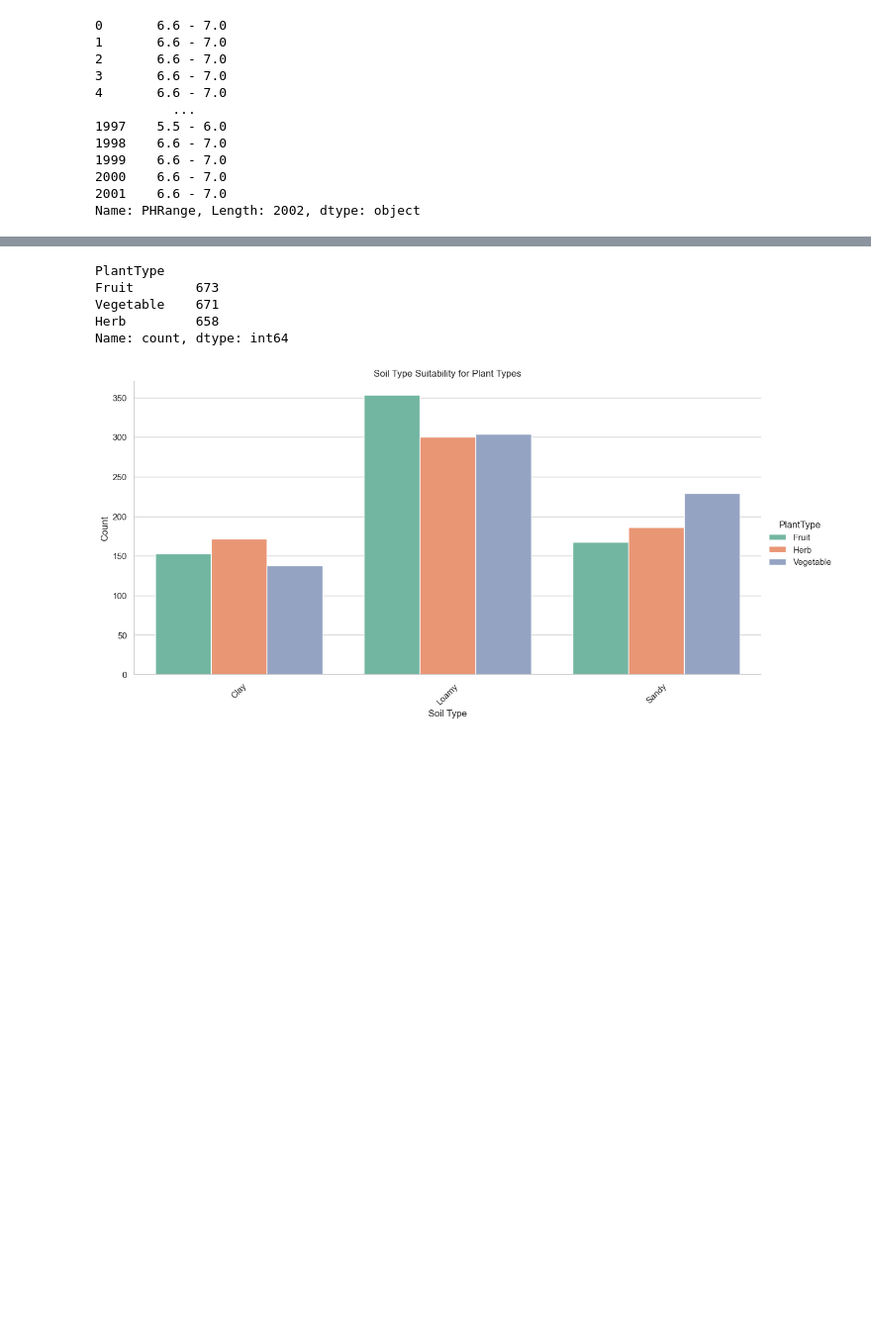
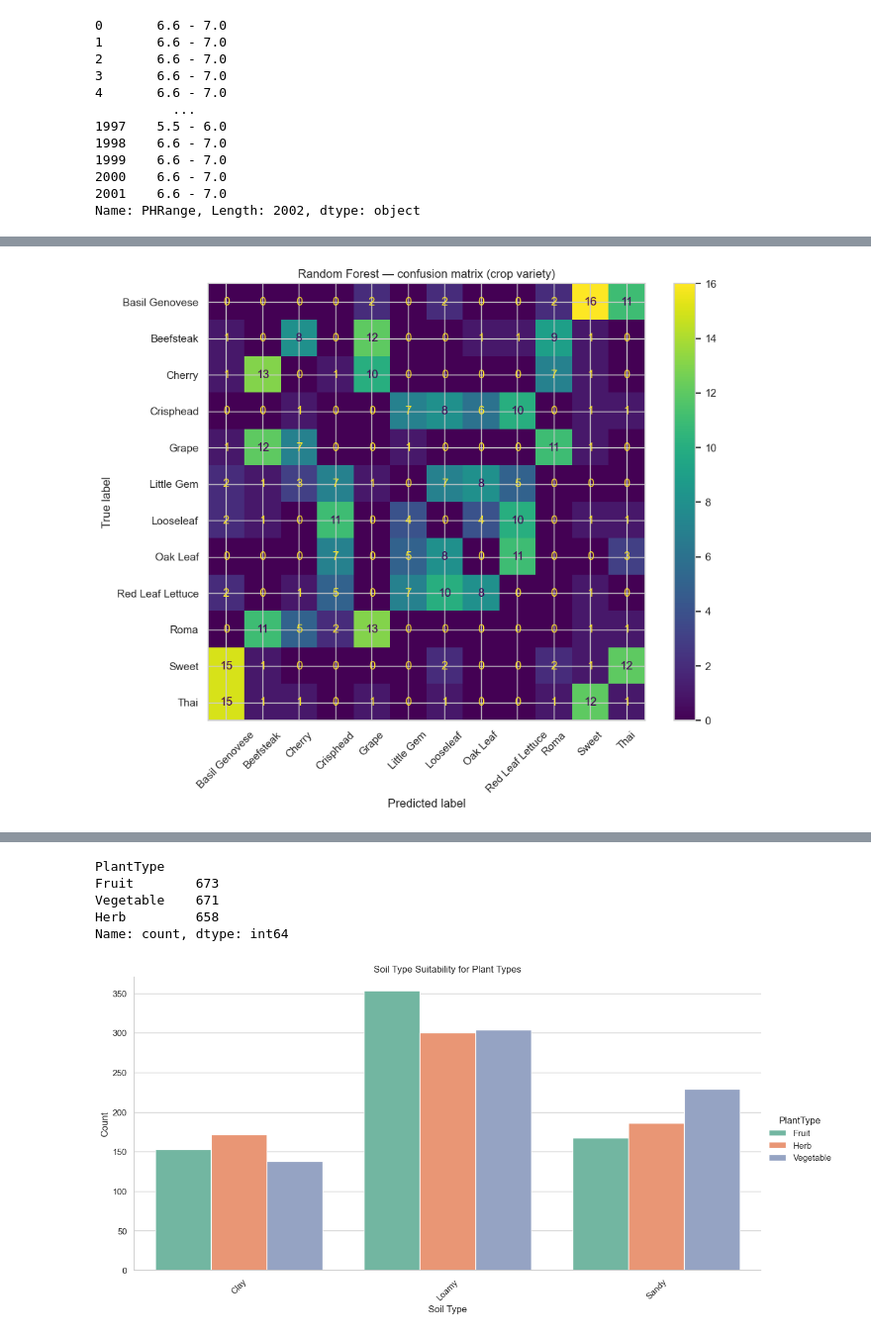
Before and after one commit to Siddiha/Crop-variety-prediction, a Jupyter notebook: notebooks/Datathon.ipynb, the cells around one changed output, grey strips where cells are left out. Shown at 99% size. Saved outputs shown, nothing was run; the diff lists cells and outputs as text; code cells hidden in the pictures; blank space fills up the shorter version.

```diff
--- a/notebooks/Datathon.ipynb
+++ b/notebooks/Datathon.ipynb
@@ -200,13 +200,11 @@ cleaned_df_copy4.head()
 # %%
 from sklearn.preprocessing import LabelEncoder
 
-# Create a LabelEncoder object
-label_encoder = LabelEncoder()
+variety_encoder = LabelEncoder()
+cleaned_df_copy4["PlantVarietyName_enc"] = variety_encoder.fit_transform(
+    cleaned_df_copy4["PlantVarietyName"]
+)
 
-# Convert the 'PlantType' column to numeric labels
-cleaned_df_copy4['PlantType'] = label_encoder.fit_transform(cleaned_df_copy4['PlantType'])
-
-# Check the result
 cleaned_df_copy4.head()
 # %% [output]
 |  | PlantID | PlantName | SoilTextureID | PHRangeID | OrganicMatterID | SalinityLevelID | ZoneID | HumidityID | ... |
@@ -240,33 +237,76 @@ cleaned_df_copy4['PHRange']
 2001    6.6 - 7.0
 Name: PHRange, Length: 2002, dtype: object
 # %%
-from sklearn.model_selection import train_test_split
+from sklearn.model_selection import train_test_split, GridSearchCV
 from sklearn.ensemble import RandomForestClassifier
-from sklearn.metrics import accuracy_score, classification_report
+from sklearn.metrics import accuracy_score, classification_report, ConfusionMatrixDisplay
 
-# Define features (X) and target (y)
-X = cleaned_df_copy4.drop(columns=['PlantVarietyName','PlantID', 'SoilTextureID', 'PHRangeID', 'OrganicMatterID', 'SalinityLevelID', 'ZoneID', 'HumidityID', 'PlantTypeID', 'PlantType','PlantName','PHRange'])
-y = cleaned_df_copy4['PlantType']
+# Predict crop variety from growing conditions; keep PlantType as a categorical feature
+X = cleaned_df_copy4.drop(
+    columns=[
+        "PlantVarietyName",
+        "PlantVarietyName_enc",
+        "PlantID",
+        "SoilTextureID",
+        "PHRangeID",
+        "OrganicMatterID",
+        "SalinityLevelID",
+        "ZoneID",
+        "HumidityID",
+        "PlantTypeID",
+        "PlantName",
+        "PHRange",
+    ]
+)
+y = cleaned_df_copy4["PlantVarietyName_enc"]
 
-# One-hot encode categorical features
 X_encoded = pd.get_dummies(X, drop_first=True)
+X_encoded.columns = X_encoded.columns.str.replace(r"[^\w\s]", "", regex=True)
 
-# Ensure all column names are valid strings
-X_encoded.columns = X_encoded.columns.str.replace(r'[^\w\s]', '', regex=True)
+X_train, X_test, y_train, y_test = train_test_split(
+    X_encoded, y, test_size=0.2, random_state=42, stratify=y
+)
 
-# Split the data into training and test sets (80-20 split)
-X_train, X_test, y_train, y_test = train_test_split(X_encoded, y, test_size=0.2, random_state=42)
+param_grid = {
+    "n_estimators": [100, 200],
+    "max_depth": [None, 15],
+    "min_samples_leaf": [1, 2],
+}
+grid_search = GridSearchCV(
+    RandomForestClassifier(random_state=42),
+    param_grid,
+    cv=3,
+    n_jobs=-1,
+)
+grid_search.fit(X_train, y_train)
+print("Best params:", grid_search.best_params_)
 
-# Train the Random Forest model
-rf_model = RandomForestClassifier(random_state=42)
-rf_model.fit(X_train, y_train)
-
-# Make predictions
+rf_model = grid_search.best_estimator_
 y_pred_rf = rf_model.predict(X_test)
 
-# Evaluate the model
 accuracy_rf = accuracy_score(y_test, y_pred_rf)
 print(f"Random Forest Accuracy: {accuracy_rf:.2f}")
 print("\nClassification Report for Random Forest:\n")
-print(classification_report(y_test, y_pred_rf))
+print(
+    classification_report(
+        y_test,
+        y_pred_rf,
+        labels=list(range(len(variety_encoder.classes_))),
+        target_names=list(variety_encoder.classes_),
+        zero_division=0,
+    )
+)
+
+fig, ax = plt.subplots(figsize=(10, 8))
+ConfusionMatrixDisplay.from_predictions(
+    y_test,
+    y_pred_rf,
+    display_labels=variety_encoder.classes_,
+    ax=ax,
+    xticks_rotation=45,
+    colorbar=True,
+)
+plt.title("Random Forest — confusion matrix (crop variety)")
+plt.tight_layout()
+plt.show()
 # %% [output]
@@ -286,3 +330,4 @@ weighted avg       0.70      0.70      0.70       401
+[figure, added]
 # %%
 import matplotlib.pyplot as plt
 import numpy as np
```
Also changed, not shown: parts of 5 cells of this notebook, 1 other file.
